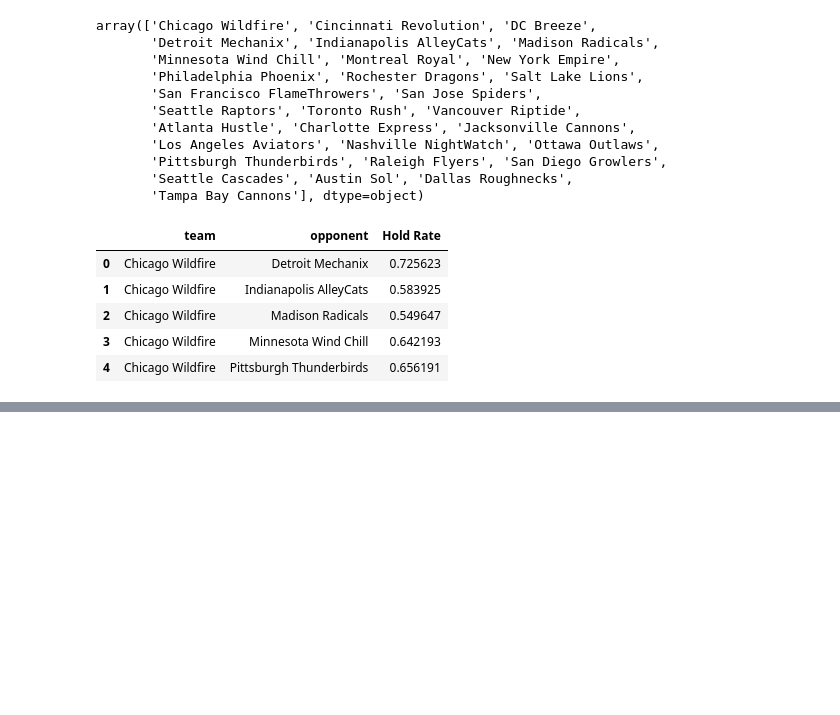
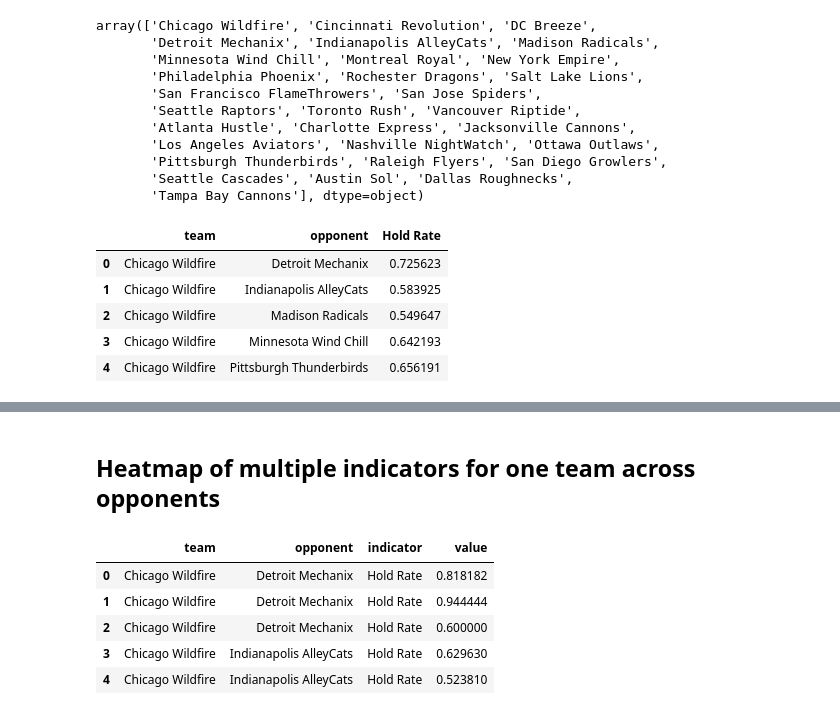
Before and after one commit to zwrankin/audl-viz, a Jupyter notebook: notebooks/_archive/2019_05_07_matchup_heatmap.ipynb, the cells around one changed output, grey strips where cells are left out. Cells and saved outputs as stored; diff of their text form; code cells hidden in the pictures; blank space fills up the shorter version.

Commit message:
cleanup heatmap and other small aesthetic improvements

```diff
--- a/notebooks/_archive/2019_05_07_matchup_heatmap.ipynb
+++ b/notebooks/_archive/2019_05_07_matchup_heatmap.ipynb
@@ -78,0 +122,18 @@ iplot([trace])
+# %% [markdown]
+## Heatmap of multiple indicators for one team across opponents
+# %%
+indicators = ['Hold Rate', 'O-line Scoring Efficiency', 'D-line Scoring Efficiency', 'Break Rate']
+division = 'Midwest'
+team = 'Chicago Wildfire'
+opponents = divisions[division]
+df1 = df.loc[(df.team == team) & (df.opponent.isin(opponents))]
+# df1 = df1.groupby(['team', 'opponent'])[indicators].mean().reset_index()
+df1 = df1.melt(id_vars=['team', 'opponent'], value_vars=indicators, var_name='indicator')
+df1.head()
+# %% [output]
+|  | team | opponent | indicator | value |
+| 0 | Chicago Wildfire | Detroit Mechanix | Hold Rate | 0.818182 |
+| 1 | Chicago Wildfire | Detroit Mechanix | Hold Rate | 0.944444 |
+| 2 | Chicago Wildfire | Detroit Mechanix | Hold Rate | 0.600000 |
+| 3 | Chicago Wildfire | Indianapolis AlleyCats | Hold Rate | 0.629630 |
+| 4 | Chicago Wildfire | Indianapolis AlleyCats | Hold Rate | 0.523810 |
```
Also changed, not shown: parts of 7 cells of this notebook, 3 other files.
